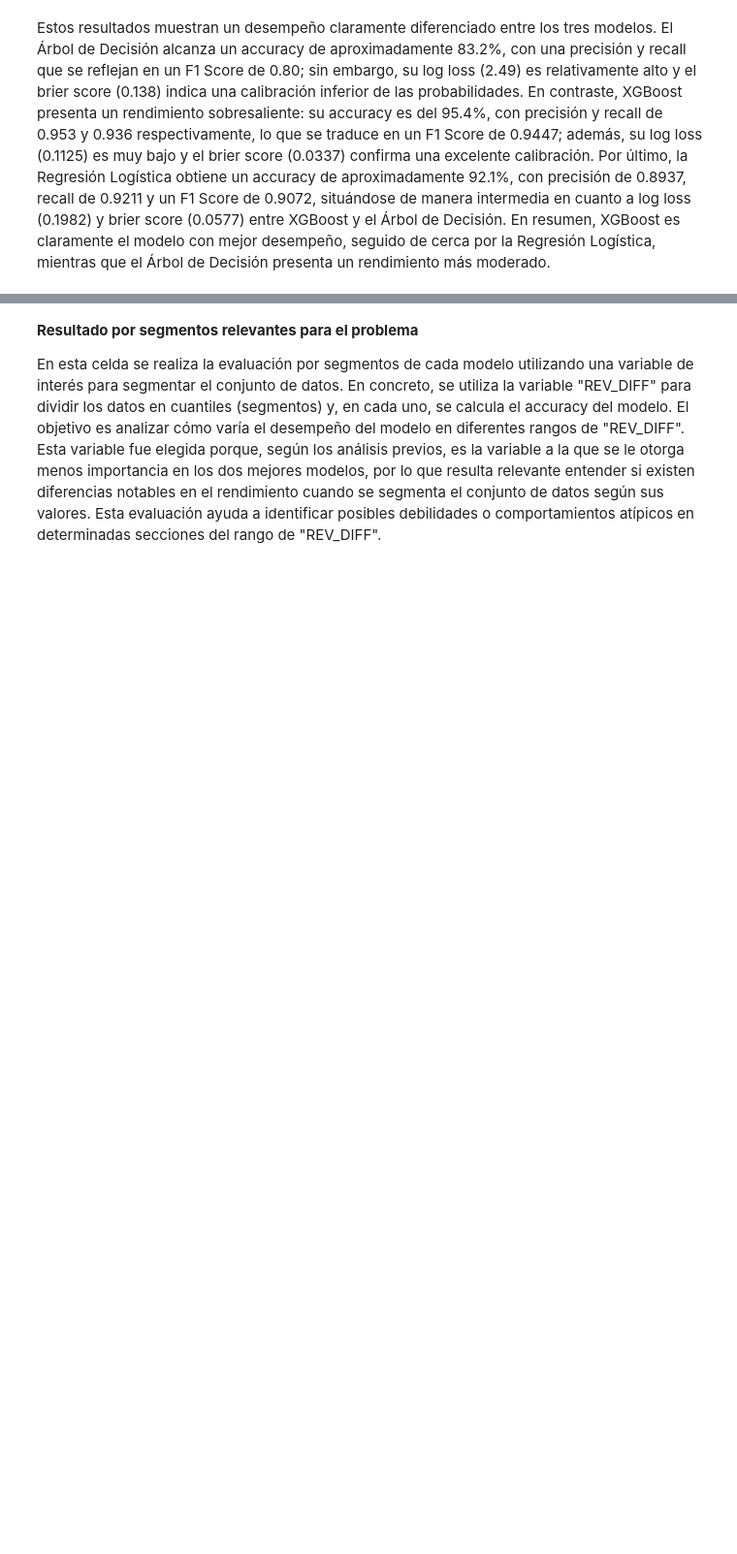
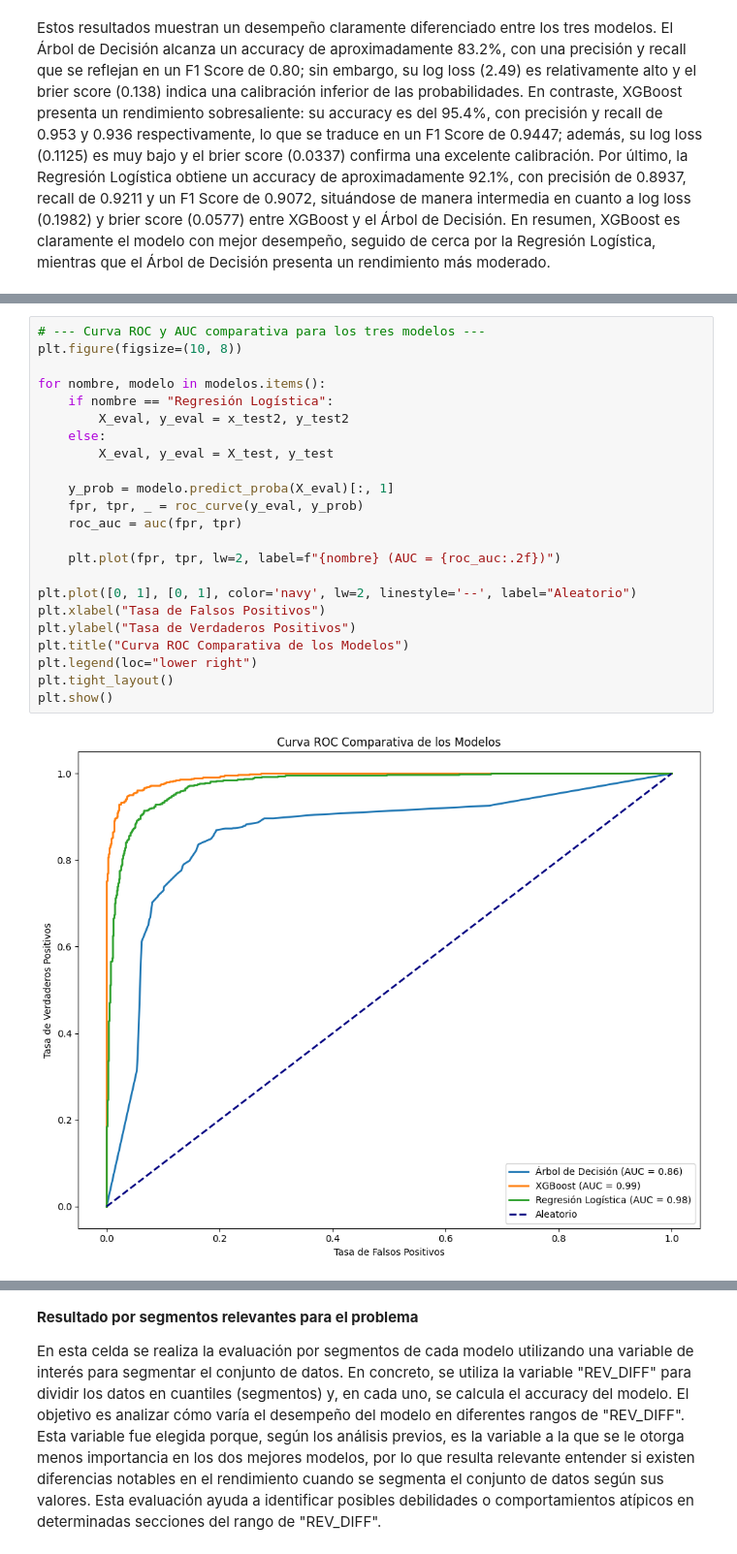
Before and after one commit to UCM-GIDIA-PD1/c2425-R4, a Jupyter notebook: src/evaluacion/P1/evaluacion_P1.ipynb, the cells around one changed output, grey strips where cells are left out. Shown: that part at 97% size. Saved outputs shown, nothing was run; the diff lists cells and outputs as text; blank space fills up the shorter version.

Commit message:
añadido curva roc y auc

```diff
--- a/src/evaluacion/P1/evaluacion_P1.ipynb
+++ b/src/evaluacion/P1/evaluacion_P1.ipynb
@@ -259,0 +264,25 @@ Estos resultados muestran un desempeño claramente diferenciado entre los tres m
+# %%
+# --- Curva ROC y AUC comparativa para los tres modelos ---
+plt.figure(figsize=(10, 8))
+
+for nombre, modelo in modelos.items():
+    if nombre == "Regresión Logística":
+        X_eval, y_eval = x_test2, y_test2
+    else:
+        X_eval, y_eval = X_test, y_test
+
+    y_prob = modelo.predict_proba(X_eval)[:, 1]
+    fpr, tpr, _ = roc_curve(y_eval, y_prob)
+    roc_auc = auc(fpr, tpr)
+
+    plt.plot(fpr, tpr, lw=2, label=f"{nombre} (AUC = {roc_auc:.2f})")
+
+plt.plot([0, 1], [0, 1], color='navy', lw=2, linestyle='--', label="Aleatorio")
+plt.xlabel("Tasa de Falsos Positivos")
+plt.ylabel("Tasa de Verdaderos Positivos")
+plt.title("Curva ROC Comparativa de los Modelos")
+plt.legend(loc="lower right")
+plt.tight_layout()
+plt.show()
+# %% [output]
+[figure, added]
```
Also changed, not shown: parts of 2 cells of this notebook.
